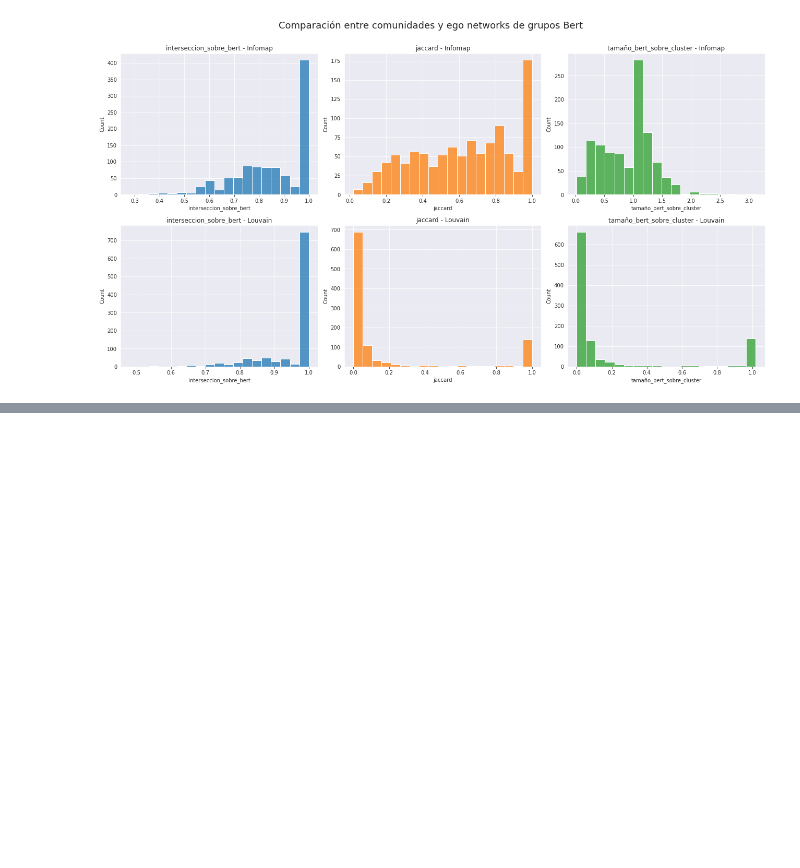
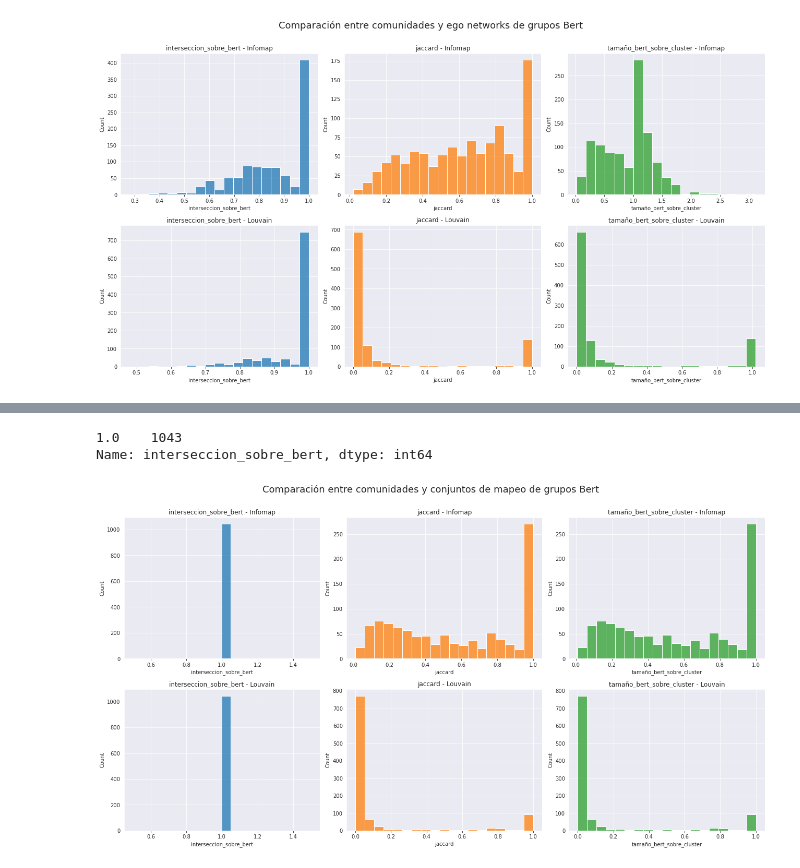
Before and after one commit to ingridheuer/gcnn_gdas, a Jupyter notebook: exploration/notebooks/network_analysis/analisis_comunidades.ipynb, the cells around one changed output, grey strips where cells are left out. Drawn from its saved outputs; the diff is of its cells as text; code cells hidden in the pictures; blank space fills up the shorter version.

Commit message:
analisis mapeos vs comunidades

```diff
--- a/exploration/notebooks/network_analysis/analisis_comunidades.ipynb
+++ b/exploration/notebooks/network_analysis/analisis_comunidades.ipynb
@@ -678,0 +669,11 @@ plt.savefig(reports_comunidades+"ego_networks_vs_comunidades.png", dpi=200)
+# %%
+bert_edges = pd.read_csv(data_processed+"graph_data/disease_bert_edges.csv").drop(columns=["Unnamed: 0"])
+# %%
+bert_subgraphs = {}
+
+for group in bert_groups:
+    conjunto_bert = set(bert_edges.loc[bert_edges.x_index == group, "y_index"].values)
+    conjunto_bert.update([group])
+    bert_subgraphs[group] = conjunto_bert
+# %%
+comunidades_bert = enfermedades.loc[enfermedades.node_type == "bert_group",["node_index","comunidades_infomap","comunidades_louvain"]].astype({"comunidades_infomap":"int","comunidades_louvain":"int"}).set_index("node_index").to_dict(orient="index")
@@ -678,0 +716,37 @@ plt.savefig(reports_comunidades+"ego_networks_vs_comunidades.png", dpi=200)
+# %%
+df_metricas_bert_louvain.interseccion_sobre_bert.value_counts()
+# %% [output]
+1.0    1043
+Name: interseccion_sobre_bert, dtype: int64
+# %%
+metricas = ["interseccion_sobre_bert", "jaccard", "tamaño_bert_sobre_cluster"]
+fig, ax  = plt.subplots(2,3,figsize=(18,10))
+fig.suptitle("Comparación entre comunidades y conjuntos de mapeo de grupos Bert \n", fontsize=18)
+
+current_ax = ax[0,0]
+current_ax.set_title(f"{metricas[0]} - Infomap")
+data = df_metricas_bert_infomap[metricas[0]]
+sns.histplot(data=data, ax=current_ax, color=sns.color_palette()[0], bins=20)
+
+
+current_ax = ax[1,0]
+current_ax.set_title(f"{metricas[0]} - Louvain")
+data = df_metricas_bert_louvain[metricas[0]]
+sns.histplot(data=data, ax=current_ax, color=sns.color_palette()[0], bins=20)
+
+for i in range(2):
+    current_ax = ax[0,i+1]
+    current_ax.set_title(f"{metricas[i+1]} - Infomap")
+    data = df_metricas_bert_infomap[metricas[i+1]]
+    sns.histplot(data=data, ax=current_ax, color=sns.color_palette()[i+1], bins=np.linspace(data.min().min(), data.max().max(), 20))
+
+for i in range(2):
+    current_ax = ax[1,i+1]
+    current_ax.set_title(f"{metricas[i+1]} - Louvain")
+    data = df_metricas_bert_louvain[metricas[i+1]]
+    sns.histplot(data=data, ax=current_ax, color=sns.color_palette()[i+1], bins=np.linspace(data.min().min(), data.max().max(), 20))
+
+plt.tight_layout()
+# plt.savefig(reports_comunidades+"mapeos_vs_comunidades.png", dpi=200)
+# %% [output]
+[figure, added]
```
Also changed, not shown: parts of 6 cells of this notebook.
